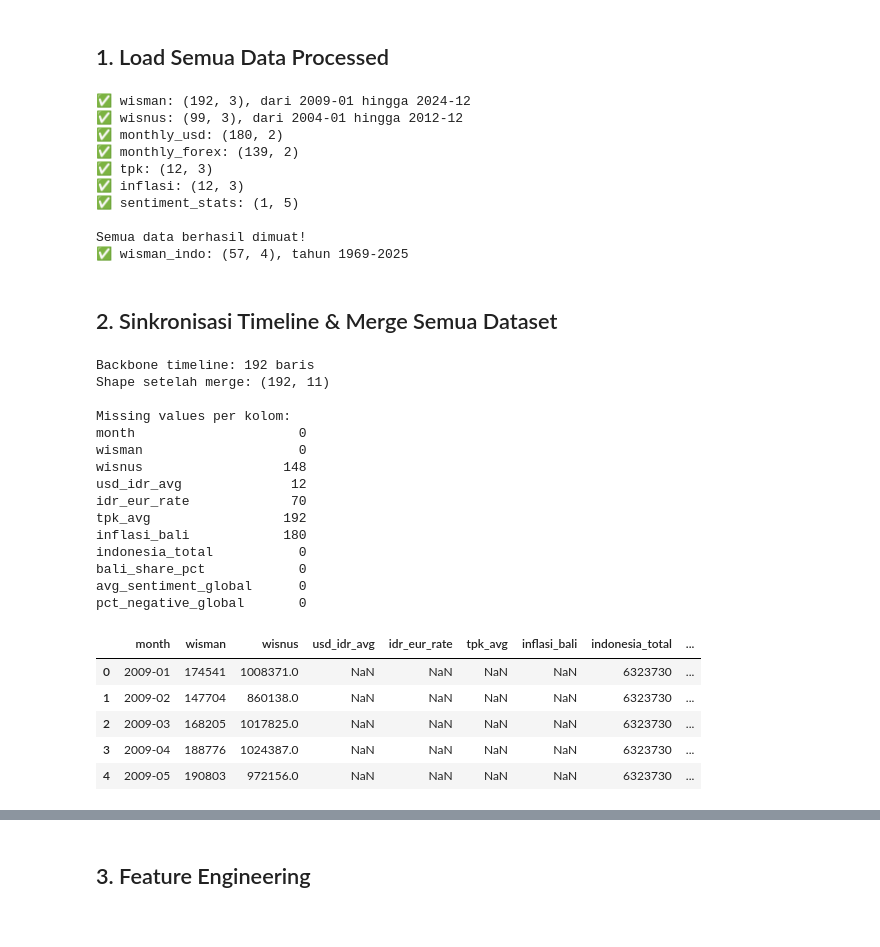
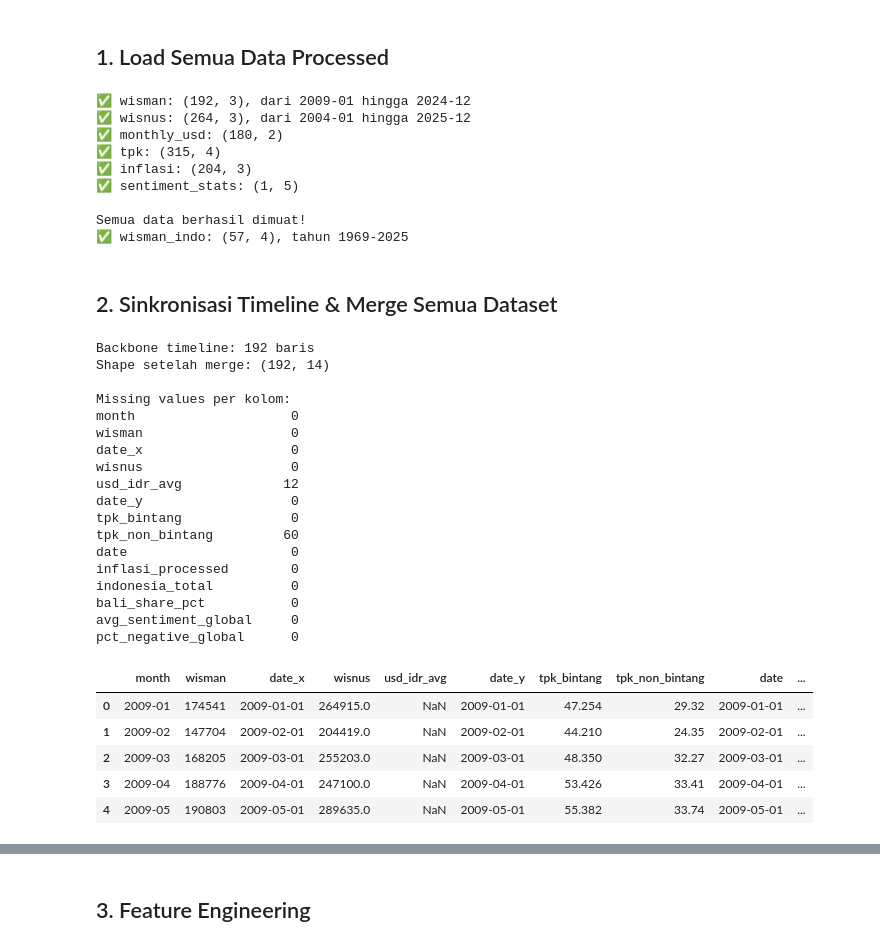
Before and after one commit to indrianisaptr/BaliGuard-Early-Warning-System, a Jupyter notebook: 04_merge_feature_engineering_crisis_score.ipynb, the cells around one changed output, grey strips where cells are left out. Cells and saved outputs as stored; diff of their text form; code cells hidden in the pictures.

```diff
--- a/04_merge_feature_engineering_crisis_score.ipynb
+++ b/04_merge_feature_engineering_crisis_score.ipynb
@@ -47,9 +47,9 @@ monthly_usd['month'] = pd.PeriodIndex(monthly_usd['month'], freq='M')
 print(f'✅ monthly_usd: {monthly_usd.shape}')
 
 # Load forex
-monthly_forex = pd.read_csv('data/processed/monthly_forex.csv')
-monthly_forex['month'] = pd.PeriodIndex(monthly_forex['month'], freq='M')
-print(f'✅ monthly_forex: {monthly_forex.shape}')
+# monthly_forex = pd.read_csv('data/processed/monthly_forex.csv')
+# monthly_forex['month'] = pd.PeriodIndex(monthly_forex['month'], freq='M')
+# print(f'✅ monthly_forex: {monthly_forex.shape}')
 
 # Load TPK
 tpk = pd.read_csv('data/processed/tpk_clean.csv')
@@ -73,11 +73,10 @@ wisman_indo = pd.read_csv('data/processed/wisman_vs_indonesia_clean.csv')
 print(f'✅ wisman_indo: {wisman_indo.shape}, tahun {wisman_indo["tahun"].min()}-{wisman_indo["tahun"].max()}')
 # %% [output]
 ✅ wisman: (192, 3), dari 2009-01 hingga 2024-12
-✅ wisnus: (99, 3), dari 2004-01 hingga 2012-12
+✅ wisnus: (264, 3), dari 2004-01 hingga 2025-12
 ✅ monthly_usd: (180, 2)
-✅ monthly_forex: (139, 2)
-✅ tpk: (12, 3)
-✅ inflasi: (12, 3)
+✅ tpk: (315, 4)
+✅ inflasi: (204, 3)
 ✅ sentiment_stats: (1, 5)
 
 Semua data berhasil dimuat!
@@ -93,7 +92,7 @@ print(f'Backbone timeline: {len(final_df)} baris')
 
 # Merge wisnus
 final_df = final_df.merge(
-    wisnus[['month', 'wisnus']],
+    wisnus[['date', 'month', 'wisnus']],
     on='month', how='left'
 )
 
@@ -103,67 +102,70 @@ final_df = final_df.merge(
     on='month', how='left'
 )
 
-# Merge forex IDR/EUR
-final_df = final_df.merge(
-    monthly_forex[['month', 'idr_eur_rate']],
-    on='month', how='left'
-)
+# # Merge forex IDR/EUR
+# final_df = final_df.merge(
+#     monthly_forex[['month', 'idr_eur_rate']],
+#     on='month', how='left'
+# )
 
 # Merge TPK
 final_df = final_df.merge(
-    tpk[['month', 'tpk_avg']],
+    tpk[['date', 'month', 'tpk_bintang', 'tpk_non_bintang']],
     on='month', how='left'
 )
 
 # Merge inflasi
 final_df = final_df.merge(
-    inflasi[['month', 'inflasi_bali']],
+    inflasi[['date', 'month', 'inflasi_processed']],
     on='month', how='left'
 )
 
 
 # Merge wisman Bali vs Indonesia (data tahunan — join by tahun)
 final_df['tahun'] = final_df['month'].dt.year
 final_df = final_df.merge(
     wisman_indo[['tahun', 'indonesia_total', 'bali_share_pct']],
     on='tahun', how='left'
 )
 final_df.drop(columns=['tahun'], inplace=True)
 
 # Tambahkan sentimen sebagai nilai global (karena tidak ada tanggal di review)
 avg_sentiment = sentiment_stats['avg_sentiment'].values[0]
 pct_negative = sentiment_stats['pct_negative'].values[0]
 final_df['avg_sentiment_global'] = avg_sentiment
 final_df['pct_negative_global'] = pct_negative
 
 print(f'Shape setelah merge: {final_df.shape}')
 print()
 print('Missing values per kolom:')
 print(final_df.isnull().sum().to_string())
 print()
 final_df.head(5)
 # %% [output]
 Backbone timeline: 192 baris
-Shape setelah merge: (192, 11)
+Shape setelah merge: (192, 14)
 
 Missing values per kolom:
-month                     0
-wisman                    0
-wisnus                  148
-usd_idr_avg              12
-idr_eur_rate             70
-tpk_avg                 192
-inflasi_bali            180
-indonesia_total           0
-bali_share_pct            0
-avg_sentiment_global      0
-pct_negative_global       0
+month                    0
+wisman                   0
+date_x                   0
+wisnus                   0
+usd_idr_avg             12
+date_y                   0
+tpk_bintang              0
+tpk_non_bintang         60
+date                     0
+inflasi_processed        0
+indonesia_total          0
+bali_share_pct           0
+avg_sentiment_global     0
+pct_negative_global      0
-|  | month | wisman | wisnus | usd_idr_avg | idr_eur_rate | tpk_avg | inflasi_bali | indonesia_total | ... |
-| 0 | 2009-01 | 174541 | 1008371.0 | NaN | NaN | NaN | NaN | 6323730 | ... |
-| 1 | 2009-02 | 147704 | 860138.0 | NaN | NaN | NaN | NaN | 6323730 | ... |
-| 2 | 2009-03 | 168205 | 1017825.0 | NaN | NaN | NaN | NaN | 6323730 | ... |
-| 3 | 2009-04 | 188776 | 1024387.0 | NaN | NaN | NaN | NaN | 6323730 | ... |
-| 4 | 2009-05 | 190803 | 972156.0 | NaN | NaN | NaN | NaN | 6323730 | ... |
+|  | month | wisman | date_x | wisnus | usd_idr_avg | date_y | tpk_bintang | tpk_non_bintang | date | ... |
+| 0 | 2009-01 | 174541 | 2009-01-01 | 264915.0 | NaN | 2009-01-01 | 47.254 | 29.32 | 2009-01-01 | ... |
+| 1 | 2009-02 | 147704 | 2009-02-01 | 204419.0 | NaN | 2009-02-01 | 44.210 | 24.35 | 2009-02-01 | ... |
+| 2 | 2009-03 | 168205 | 2009-03-01 | 255203.0 | NaN | 2009-03-01 | 48.350 | 32.27 | 2009-03-01 | ... |
+| 3 | 2009-04 | 188776 | 2009-04-01 | 247100.0 | NaN | 2009-04-01 | 53.426 | 33.41 | 2009-04-01 | ... |
+| 4 | 2009-05 | 190803 | 2009-05-01 | 289635.0 | NaN | 2009-05-01 | 55.382 | 33.74 | 2009-05-01 | ... |
 # %%
 # Handle missing values
 # Forward fill untuk kurs dan TPK (jika ada gap)
```
Also changed, not shown: parts of 10 cells of this notebook, 20 other files.
